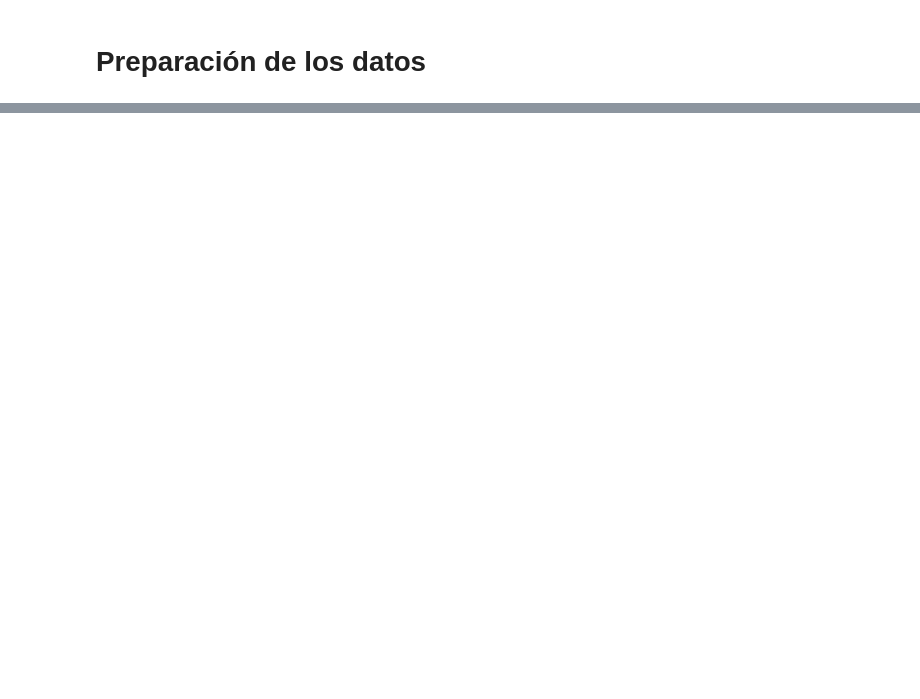
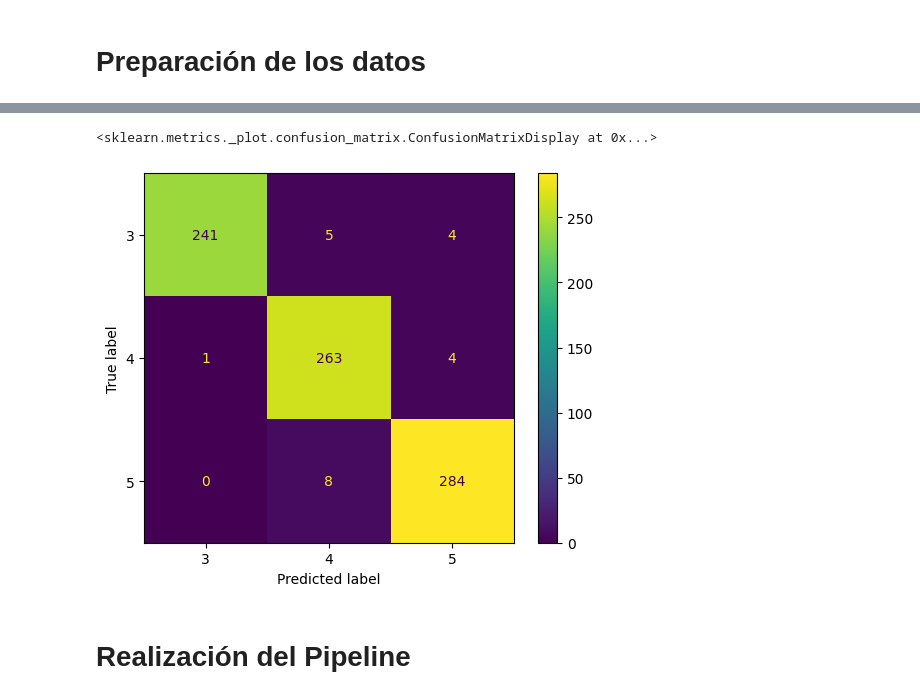
Before and after one commit to Danielfts/BI_PROY1_2402, a Jupyter notebook: Proyecto 1/Etapa 1/Modelo_C/modelo_c.ipynb, the cells around one changed output, grey strips where cells are left out. Saved outputs shown, nothing was run; the diff lists cells and outputs as text; code cells hidden in the pictures; blank space fills up the shorter version.

```diff
--- a/Proyecto 1/Etapa 1/Modelo_C/modelo_c.ipynb
+++ b/Proyecto 1/Etapa 1/Modelo_C/modelo_c.ipynb
@@ -327,0 +335,6 @@ print(X_tfidf.toarray())
+# %%
+vectorizer = TfidfVectorizer()
+X_tfidf = vectorizer.fit_transform(new_X_train)
+
+print(X_tfidf.shape)
+X_tfidf
@@ -327,0 +347,5 @@ print(X_tfidf.toarray())
+# %%
+X = pd.DataFrame(X_tfidf.toarray(), columns=vectorizer.get_feature_names_out())
+X.head()
+X_train = X
+X_train
@@ -327,0 +381,22 @@ print(X_tfidf.toarray())
+# %%
+X_train2, X_test2, y_train2, y_test2 = train_test_split(X_train, y_train, test_size=0.2, random_state=42)
+
+# Create the desicion tree with KNN
+from sklearn.neighbors import KNeighborsClassifier
+
+best_n = 1
+best_accuracy = 0
+act_accuracy = 0
+
+for i in range(1, 500):
+    if i % 25 == 0:
+        print(f"Actualmente probando con {i} neighbors")
+    knn = KNeighborsClassifier(n_neighbors=i)
+    knn.fit(X_train2, y_train2)
+    y_pred = knn.predict(X_test2)
+    act_accuracy = accuracy_score(y_test2, y_pred)
+    if act_accuracy > best_accuracy:
+        best_accuracy = act_accuracy
+        best_n = i
+
+print(f'Best accuracy: {best_accuracy} with n_neighbors: {best_n}')
@@ -327,0 +424,4 @@ print(X_tfidf.toarray())
+# %%
+knn = KNeighborsClassifier(n_neighbors=best_n)
+knn.fit(X_train2, y_train2)
+y_pred = knn.predict(X_test2)
@@ -327,0 +444,9 @@ print(X_tfidf.toarray())
+# %%
+cm = confusion_matrix(y_test2, y_pred)
+disp = ConfusionMatrixDisplay(confusion_matrix=cm, display_labels=knn.classes_)
+disp.plot()
+# %% [output]
+<sklearn.metrics._plot.confusion_matrix.ConfusionMatrixDisplay at 0x...>
+[figure, added]
+# %% [markdown]
+# Realización del Pipeline
```
Also changed, not shown: parts of 20 cells of this notebook.
